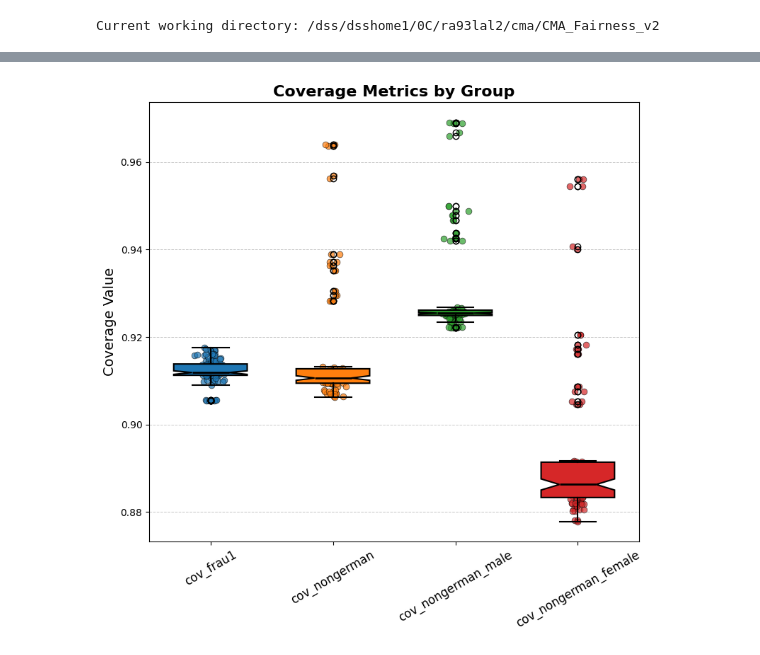
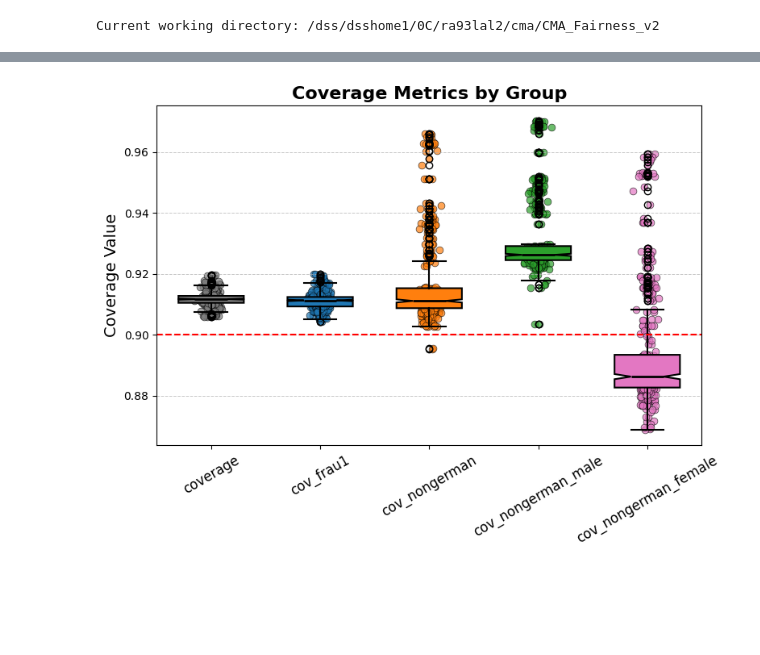
Before and after one commit to jsbroden/CMA_Fairness_v2, a Jupyter notebook: visualizations.ipynb, the cells around one changed output, grey strips where cells are left out. Saved outputs shown, nothing was run; the diff lists cells and outputs as text; code cells hidden in the pictures; blank space fills up the shorter version.

Commit message:
boxplot cond. coverage

```diff
--- a/visualizations.ipynb
+++ b/visualizations.ipynb
@@ -14,12 +14,12 @@ import seaborn as sns
 import matplotlib.pyplot as plt
 from pathlib import Path
 # %%
-RUN_TO_ANALYSE = "9"
+RUN_TO_ANALYSE = "11"
 CP_DIR = Path("output") / "runs" / str(RUN_TO_ANALYSE)
 
 df = pd.read_csv(CP_DIR / "combined_cp_metrics.csv")
 # %%
-cols = ['cov_frau1', 'cov_nongerman', 'cov_nongerman_male', 'cov_nongerman_female']
+cols = ['coverage', 'cov_frau1', 'cov_nongerman', 'cov_nongerman_male', 'cov_nongerman_female']
 # %%
 df_sub = df[cols]
 # %%
@@ -50,6 +41,6 @@ plt.show()
 # %%
 # Set up the figure
-fig, ax = plt.subplots(figsize=(8, 8))
+fig, ax = plt.subplots(figsize=(8, 6))
 
 # Positions for each box
 positions = np.arange(1, len(cols) + 1)
@@ -64,7 +55,7 @@ bp = ax.boxplot(
 )
 
 # Define a distinct color per box (you can swap these for any mpl named colors)
-colors = ["tab:blue", "tab:orange", "tab:green", "tab:red"]
+colors = ["tab:grey", "tab:blue", "tab:orange", "tab:green", "tab:pink"]
 
 # Style the boxes and medians
 for patch, median, color in zip(bp["boxes"], bp["medians"], colors):
@@ -81,31 +72,34 @@ for whisker in bp["whiskers"]:
 for cap in bp["caps"]:
     cap.set_color("black")
     cap.set_linewidth(1.5)
 
 # Overlay the actual data points with a little horizontal jitter
 for i, col in enumerate(cols):
     y = df_sub[col]
     x = np.random.normal(positions[i], 0.04, size=len(y))
     ax.scatter(
         x,
         y,
         alpha=0.7,
         color=colors[i],
         edgecolors="black",
         linewidths=0.5,
         s=40
     )
 
+# Add a horizontal line at coverage = 0.90
+ax.axhline(y=0.90, color='red', linestyle='--', linewidth=1.5, label='Target coverage = 0.90')
+
 # Add a light grid
 ax.yaxis.grid(True, linestyle="--", linewidth=0.7, alpha=0.7)
 
 # Labels and ticks
 ax.set_xticks(positions)
 ax.set_xticklabels(cols, rotation=30, fontsize=12)
 ax.set_ylabel("Coverage Value", fontsize=14)
 ax.set_title("Coverage Metrics by Group", fontsize=16, fontweight="bold")
 
 plt.tight_layout()
 plt.show()
 # %% [output]
-[figure, old version]
+[figure, new version]
```
Also changed, not shown: parts of 2 cells of this notebook, 1 other file.
